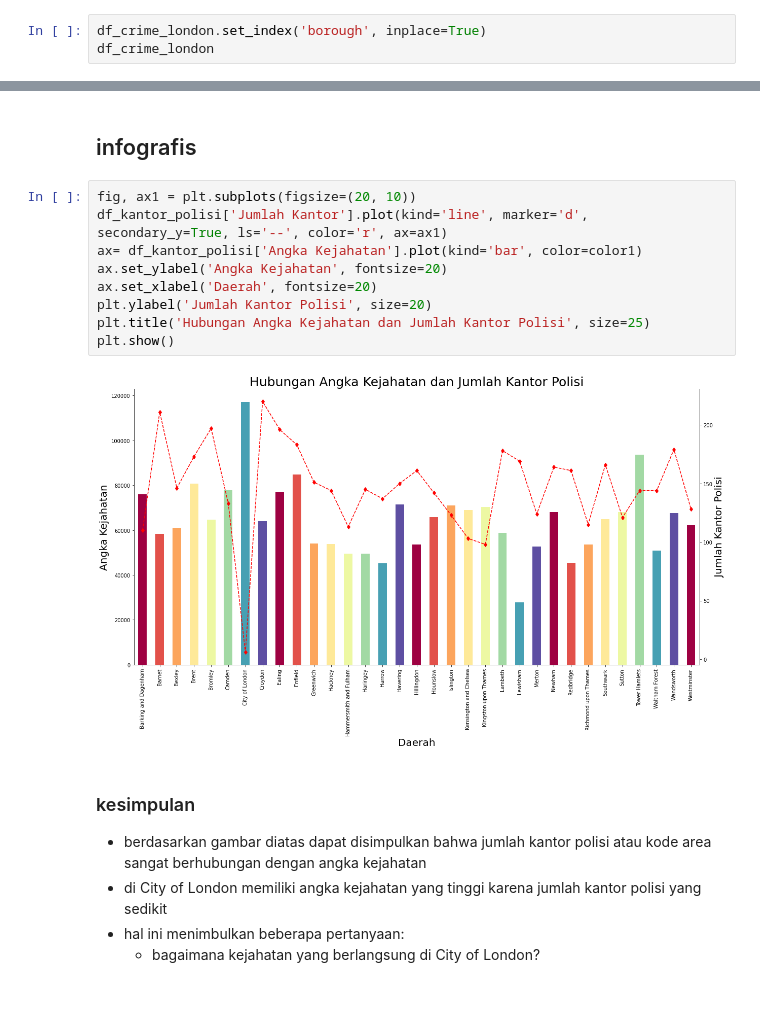
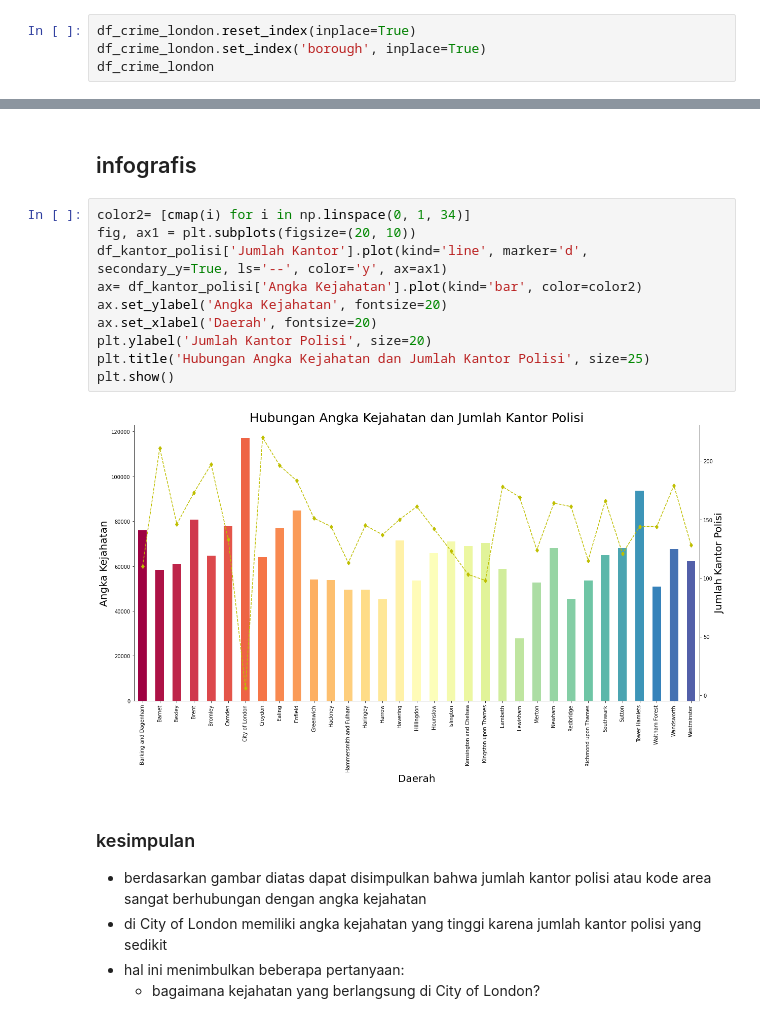
Before and after one commit to ainajefelina/Studi-Independen, a Jupyter notebook: Assignment 1/Percobaan 3/bismillah.ipynb, the cells around one changed output, grey strips where cells are left out. Cells and saved outputs as stored; diff of their text form.

```diff
--- a/Assignment 1/Percobaan 3/bismillah.ipynb
+++ b/Assignment 1/Percobaan 3/bismillah.ipynb
@@ -383,6 +393,7 @@ plt.show()
 # %% [markdown]
 ## preparasi
 # %%
+df_crime_london.reset_index(inplace=True)
 df_crime_london.set_index('borough', inplace=True)
 df_crime_london
 # %% [output]
@@ -535,16 +546,17 @@ df_kantor_polisi.head()
 # %% [markdown]
 ## infografis
 # %%
+color2= [cmap(i) for i in np.linspace(0, 1, 34)]
 fig, ax1 = plt.subplots(figsize=(20, 10))
-df_kantor_polisi['Jumlah Kantor'].plot(kind='line', marker='d', secondary_y=True, ls='--', color='r', ax=ax1)
-ax= df_kantor_polisi['Angka Kejahatan'].plot(kind='bar', color=color1)
+df_kantor_polisi['Jumlah Kantor'].plot(kind='line', marker='d', secondary_y=True, ls='--', color='y', ax=ax1)
+ax= df_kantor_polisi['Angka Kejahatan'].plot(kind='bar', color=color2)
 ax.set_ylabel('Angka Kejahatan', fontsize=20)
 ax.set_xlabel('Daerah', fontsize=20)
 plt.ylabel('Jumlah Kantor Polisi', size=20)
 plt.title('Hubungan Angka Kejahatan dan Jumlah Kantor Polisi', size=25)
 plt.show()
 # %% [output]
-[figure, old version]
+[figure, new version]
 # %% [markdown]
 
 ### kesimpulan
```
Also changed, not shown: parts of 14 cells of this notebook.
